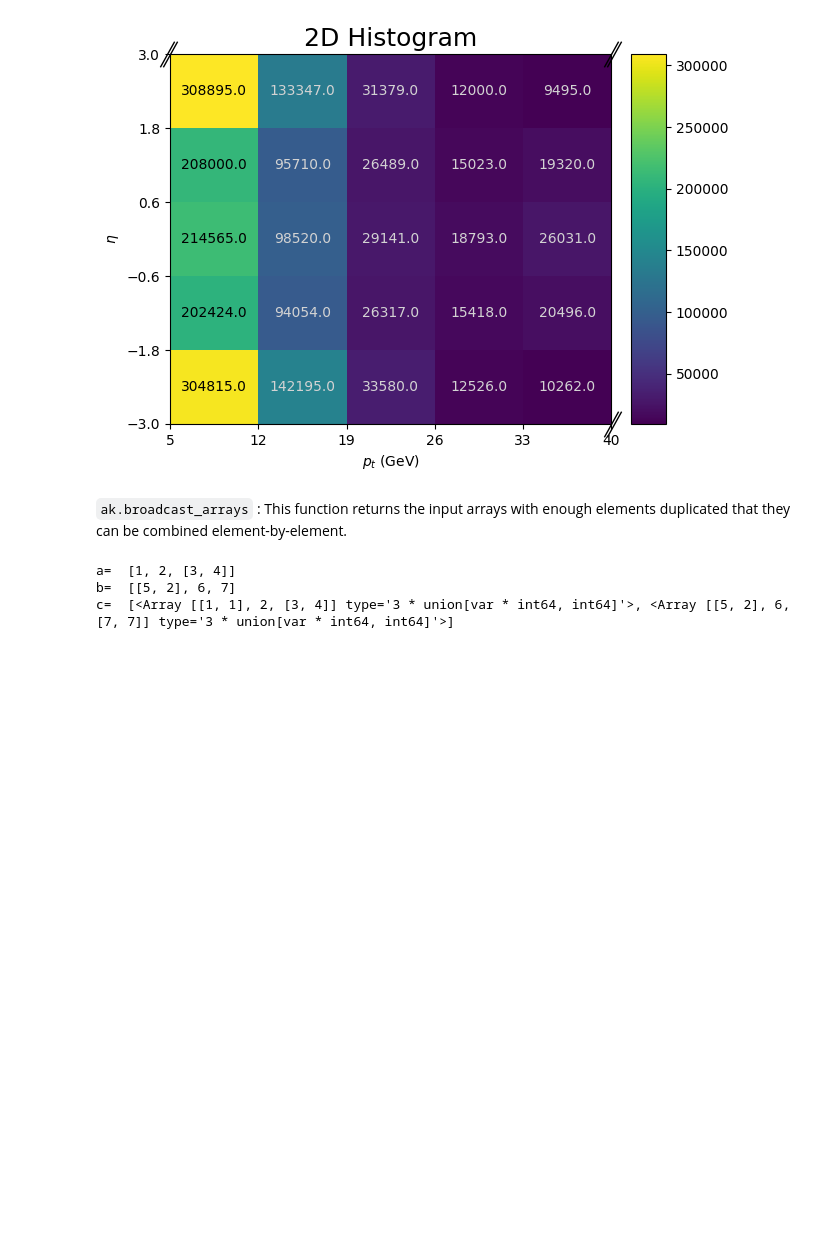
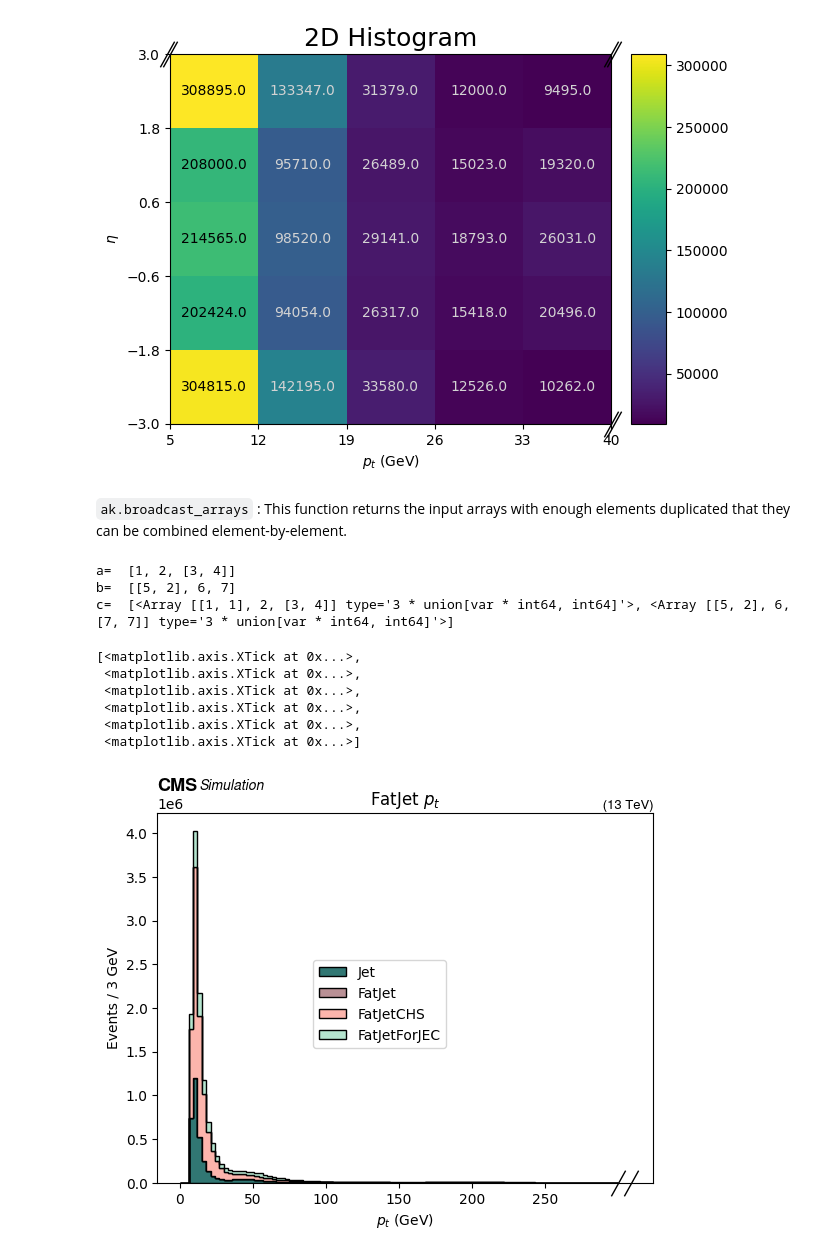
Before and after one commit to prayagyadav/MonoHiggstobb, a Jupyter notebook: Preliminary_Plots.ipynb, the cells around one changed output. Cells and saved outputs as stored; diff of their text form; code cells hidden in the pictures; blank space fills up the shorter version.

```diff
--- a/Preliminary_Plots.ipynb
+++ b/Preliminary_Plots.ipynb
@@ -161,3 +161,42 @@ print("c= ", c)
 a=  [1, 2, [3, 4]]
 b=  [[5, 2], 6, 7]
 c=  [<Array [[1, 1], 2, [3, 4]] type='3 * union[var * int64, int64]'>, <Array [[5, 2], 6, [7, 7]] type='3 * union[var * int64, int64]'>]
+# %%
+fatjet_hist = (
+    hist.Hist.new
+    .StrCat(["Jet","FatJet","FatJetCHS","FatJetForJEC"], name="jet", label="Jets")
+    .Regular(100,0,300,name="pt")
+    .Double()
+    )
+fatjet_hist.fill(jet="Jet", pt= ak.flatten(events.Jet.pt) )
+fatjet_hist.fill(jet="FatJet", pt= ak.flatten(events.FatJet.pt) )
+fatjet_hist.fill(jet="FatJetCHS", pt= ak.flatten(events.FatJetCHS.pt) )
+fatjet_hist.fill(jet="FatJetForJEC", pt= ak.flatten(events.FatJetForJEC.pt) )
+hists= [ fatjet_hist["Jet", :], fatjet_hist["FatJet", :] ,fatjet_hist["FatJetCHS", :], fatjet_hist["FatJetForJEC", :] ]
+fig , ax = plt.subplots()
+fill_colors = ["#317773" , "#B99095", "#FCB5AC", "#B5E5CF"]
+labels =["Jet","FatJet","FatJetCHS","FatJetForJEC"]
+hep.histplot(
+    hists ,
+    histtype="fill",
+    color = fill_colors,
+    edgecolor="black",
+    label=labels,
+    stack=True ,
+    lw=1,
+    ax=ax
+)
+ax.set_title("FatJet $p_t$")
+hep.cms.label("", pad=0.05)
+fig.legend(loc = 10)
+ax.set_xlabel("$p_t$ (GeV)")
+ax.set_ylabel("Events / 3 GeV")
+ax.set_xticks(np.arange(0,300,50))
+# %% [output]
+[<matplotlib.axis.XTick at 0x...>,
+ <matplotlib.axis.XTick at 0x...>,
+ <matplotlib.axis.XTick at 0x...>,
+ <matplotlib.axis.XTick at 0x...>,
+ <matplotlib.axis.XTick at 0x...>,
+ <matplotlib.axis.XTick at 0x...>]
+[figure, added]
```
